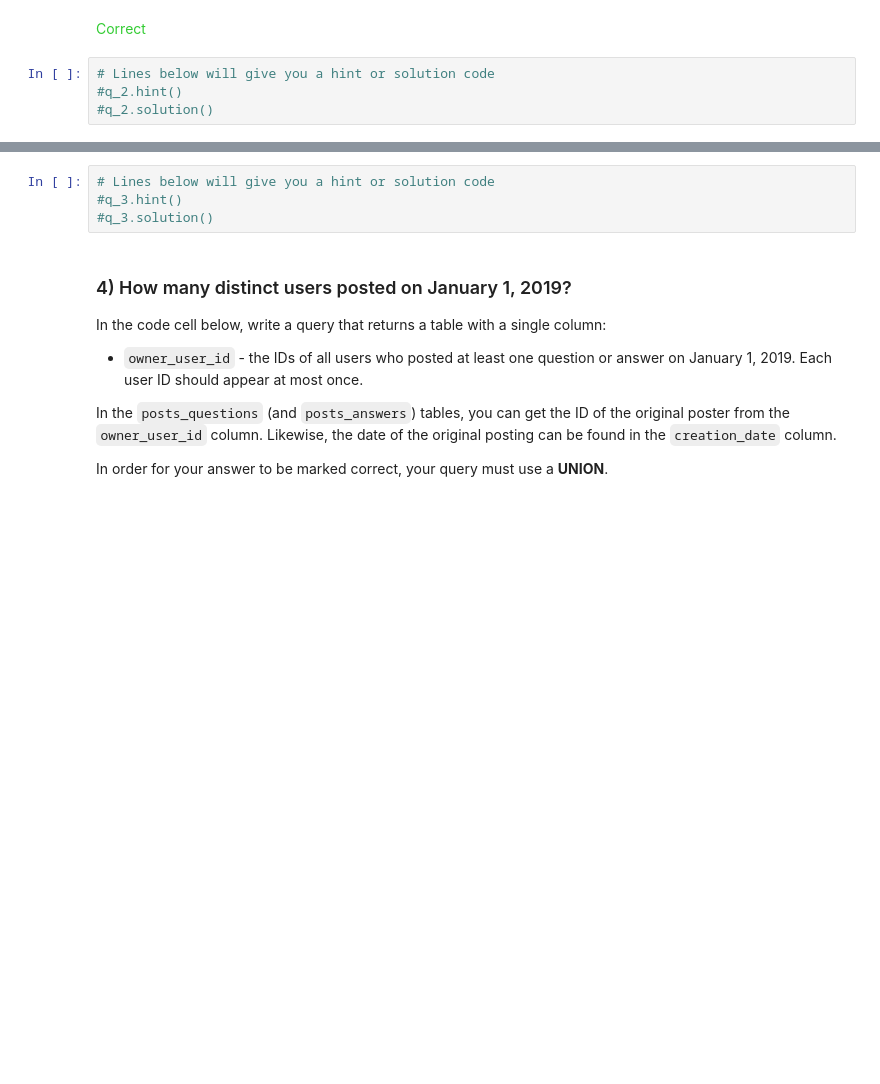
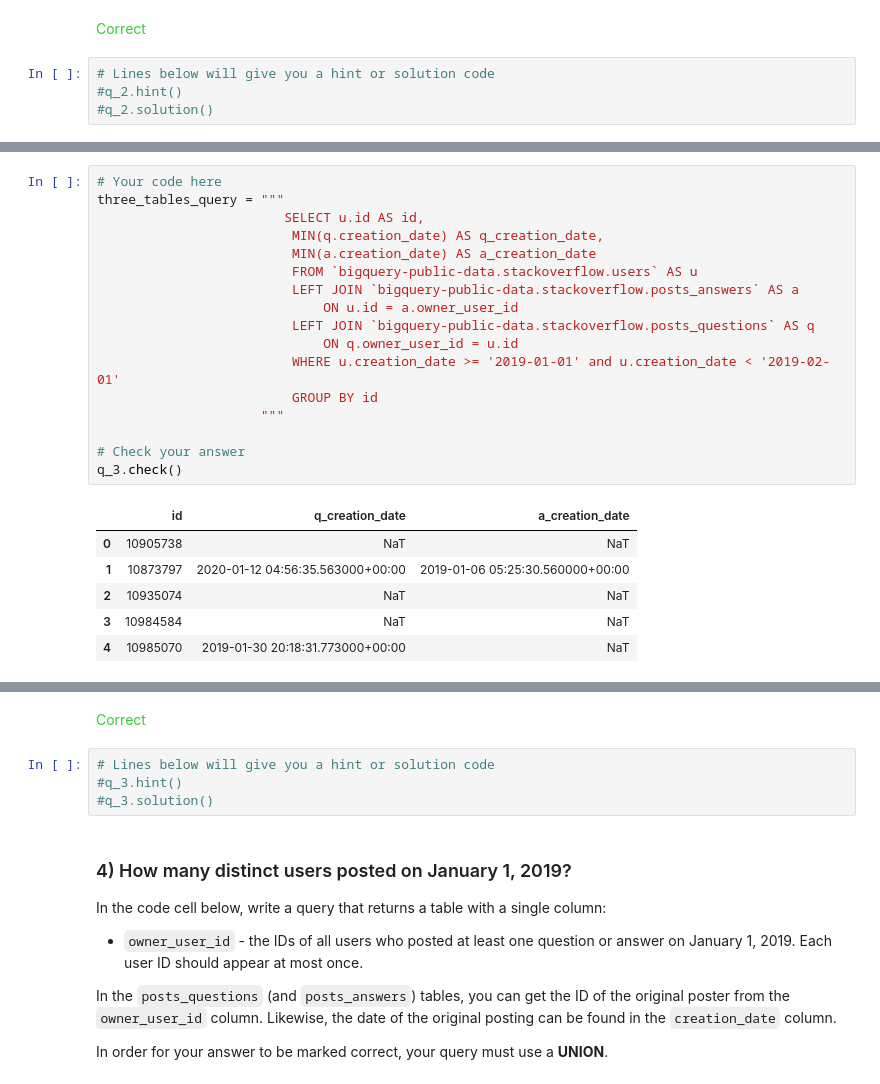
Before and after one commit to mcgue/kaggle, a Jupyter notebook: exercise-joins-and-unions.ipynb, the cells around one changed output, grey strips where cells are left out. Drawn from its saved outputs; the diff is of its cells as text; blank space fills up the shorter version.

Commit message:
Kaggle Notebook | Exercise: JOINs and UNIONs | Version 4

```diff
--- a/exercise-joins-and-unions.ipynb
+++ b/exercise-joins-and-unions.ipynb
@@ -228,0 +219,24 @@ q_3.check()
+# %%
+# Your code here
+three_tables_query = """
+                        SELECT u.id AS id,
+                         MIN(q.creation_date) AS q_creation_date,
+                         MIN(a.creation_date) AS a_creation_date
+                         FROM `bigquery-public-data.stackoverflow.users` AS u
+                         LEFT JOIN `bigquery-public-data.stackoverflow.posts_answers` AS a
+                             ON u.id = a.owner_user_id
+                         LEFT JOIN `bigquery-public-data.stackoverflow.posts_questions` AS q
+                             ON q.owner_user_id = u.id
+                         WHERE u.creation_date >= '2019-01-01' and u.creation_date < '2019-02-01'
+                         GROUP BY id
+                     """
+
+# Check your answer
+q_3.check()
+# %% [output]
+|  | id | q_creation_date | a_creation_date |
+| 0 | 10905738 | NaT | NaT |
+| 1 | 10873797 | 2020-01-12 04:56:35.563000+00:00 | 2019-01-06 05:25:30.560000+00:00 |
+| 2 | 10935074 | NaT | NaT |
+| 3 | 10984584 | NaT | NaT |
+| 4 | 10985070 | 2019-01-30 20:18:31.773000+00:00 | NaT |
@@ -229,3 +244,4 @@ q_3.check()
+<span style="color:#33cc33">Correct</span>
 # %%
 # Lines below will give you a hint or solution code
 #q_3.hint()
```
Also changed, not shown: parts of 2 cells of this notebook.
